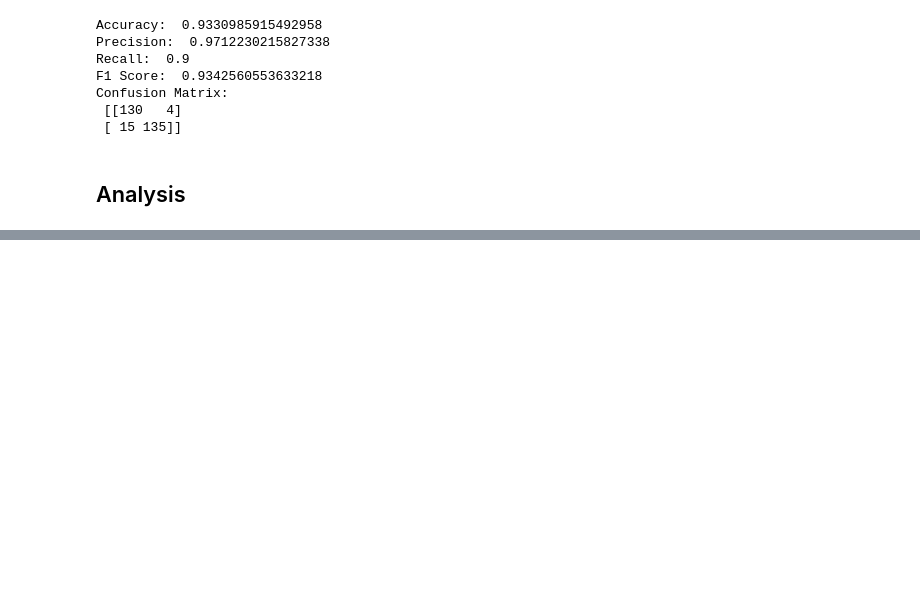
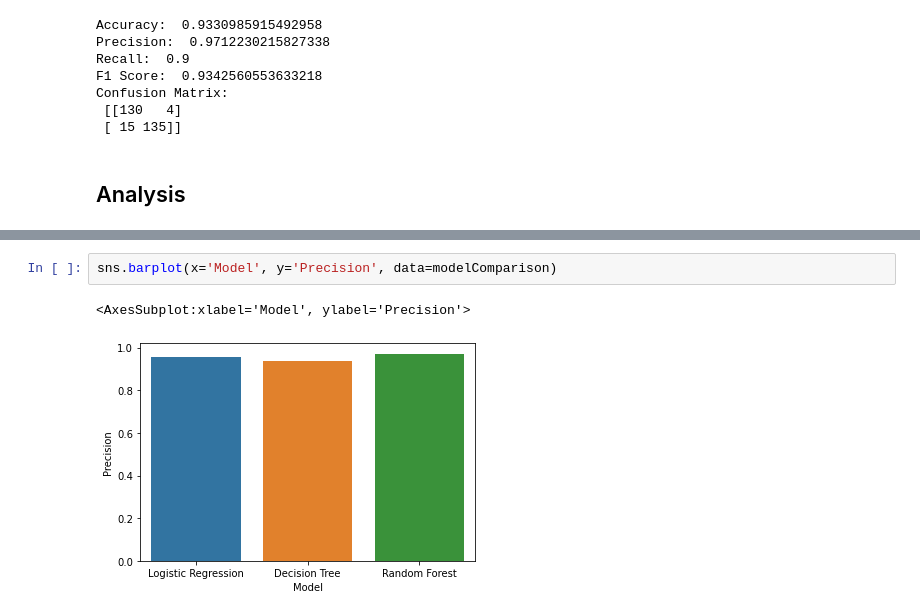
Before and after one commit to karip00/Credit-Card-Fraud-Detection-using-ML-models, a Jupyter notebook: fraudDetection.ipynb, the cells around one changed output, grey strips where cells are left out. Cells and saved outputs as stored; diff of their text form; blank space fills up the shorter version.

```diff
--- a/fraudDetection.ipynb
+++ b/fraudDetection.ipynb
@@ -275,0 +290,5 @@ Confusion Matrix:
+# %%
+sns.barplot(x='Model', y='Precision', data=modelComparison)
+# %% [output]
+<AxesSubplot:xlabel='Model', ylabel='Precision'>
+[figure, added]
```
Also changed, not shown: parts of 4 cells of this notebook.
